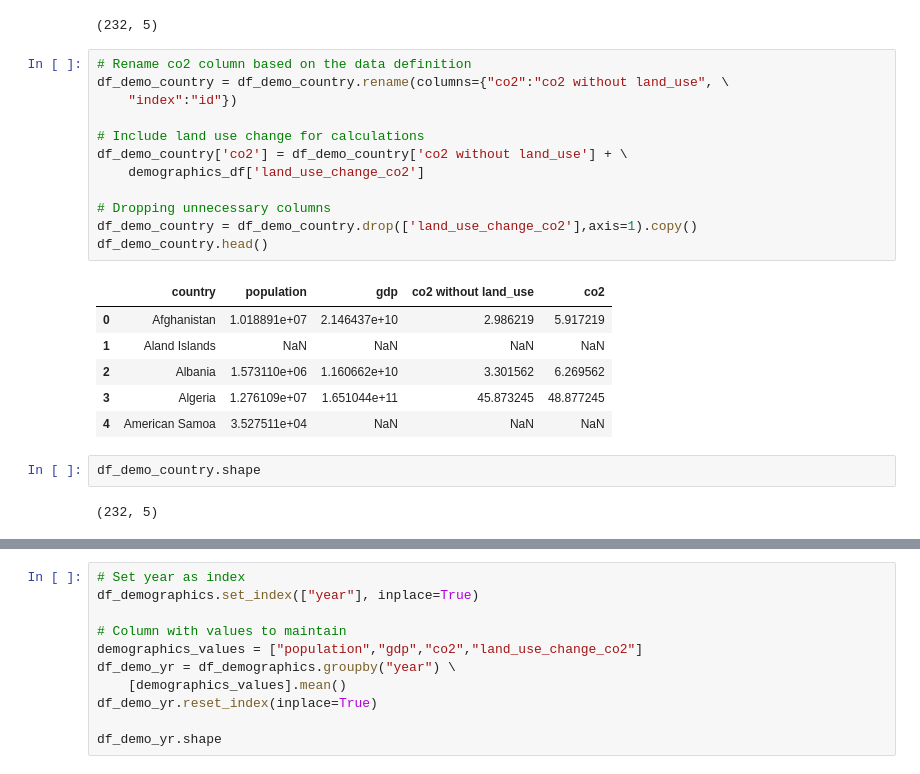
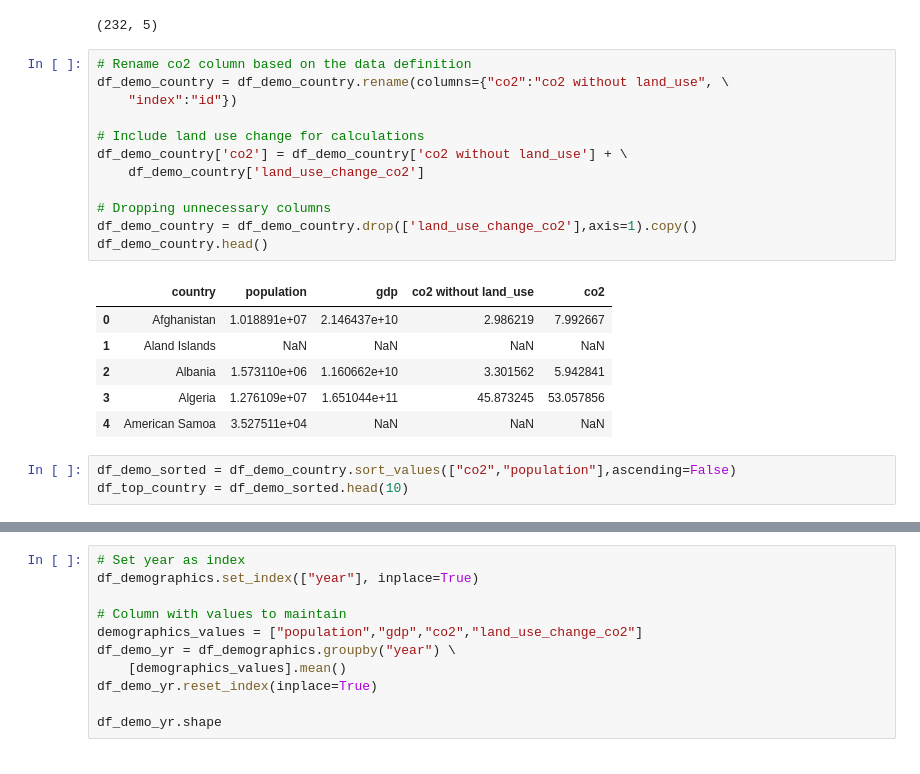
Before and after one commit to bryancastillo10/co2-emissions-analysis, a Jupyter notebook: data-preparation.ipynb, the cells around one changed output, grey strips where cells are left out. Cells and saved outputs as stored; diff of their text form.

```diff
--- a/data-preparation.ipynb
+++ b/data-preparation.ipynb
@@ -99,23 +99,22 @@ df_demo_country.shape
 # %%
 # Rename co2 column based on the data definition
 df_demo_country = df_demo_country.rename(columns={"co2":"co2 without land_use", \
     "index":"id"})
 
 # Include land use change for calculations
 df_demo_country['co2'] = df_demo_country['co2 without land_use'] + \
-    demographics_df['land_use_change_co2']
+    df_demo_country['land_use_change_co2']
 
 # Dropping unnecessary columns
 df_demo_country = df_demo_country.drop(['land_use_change_co2'],axis=1).copy()
 df_demo_country.head()
 # %% [output]
 |  | country | population | gdp | co2 without land_use | co2 |
-| 0 | Afghanistan | 1.018891e+07 | 2.146437e+10 | 2.986219 | 5.917219 |
+| 0 | Afghanistan | 1.018891e+07 | 2.146437e+10 | 2.986219 | 7.992667 |
 | 1 | Aland Islands | NaN | NaN | NaN | NaN |
-| 2 | Albania | 1.573110e+06 | 1.160662e+10 | 3.301562 | 6.269562 |
-| 3 | Algeria | 1.276109e+07 | 1.651044e+11 | 45.873245 | 48.877245 |
+| 2 | Albania | 1.573110e+06 | 1.160662e+10 | 3.301562 | 5.942841 |
+| 3 | Algeria | 1.276109e+07 | 1.651044e+11 | 45.873245 | 53.057856 |
 | 4 | American Samoa | 3.527511e+04 | NaN | NaN | NaN |
-# %%
-df_demo_country.shape
-# %% [output]
-(232, 5)
+# %%
+df_demo_sorted = df_demo_country.sort_values(["co2","population"],ascending=False)
+df_top_country = df_demo_sorted.head(10)
```
Also changed, not shown: parts of 33 cells of this notebook.
